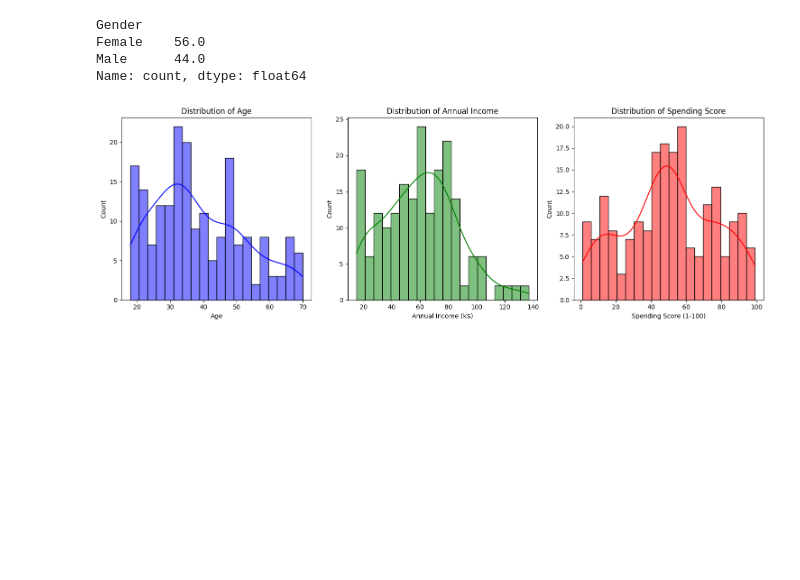
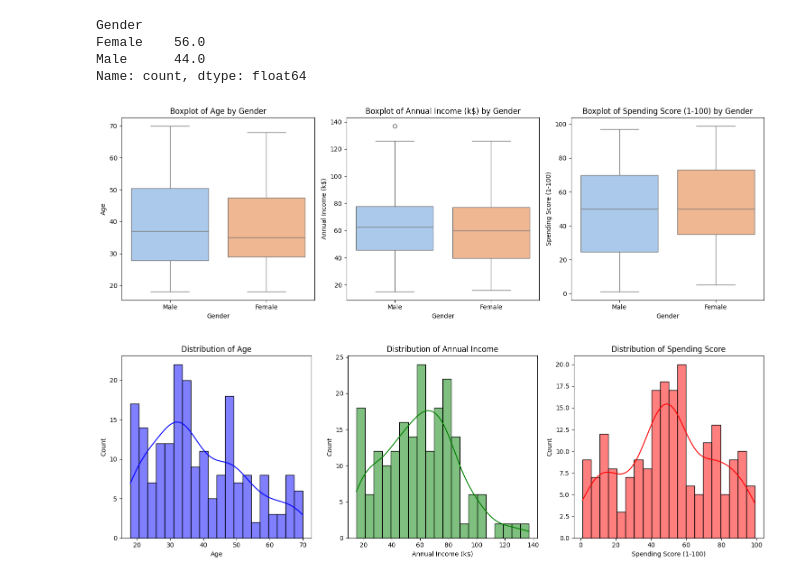
Before and after one commit to sbmccall/data-science-projects, a Jupyter notebook: customer-segmentation/notebooks/Mall_Customer_Segmentation.ipynb, the cells around one changed output. Drawn from its saved outputs; the diff is of its cells as text; code cells hidden in the pictures; blank space fills up the shorter version.

```diff
--- a/customer-segmentation/notebooks/Mall_Customer_Segmentation.ipynb
+++ b/customer-segmentation/notebooks/Mall_Customer_Segmentation.ipynb
@@ -92,6 +92,22 @@ Gender
 Female    56.0
 Male      44.0
 Name: count, dtype: float64
+# %%
+plt.figure(figsize=(15, 5))
+
+# List of numerical columns
+num_vars = ["Age", "Annual Income (k$)", "Spending Score (1-100)"]
+
+# Loop through each variable and plot
+for i, col in enumerate(num_vars, 1):
+    plt.subplot(1, 3, i)
+    sns.boxplot(x=df["Gender"], y=df[col], hue=df["Gender"], palette='pastel', legend=False)
+    plt.title(f"Boxplot of {col} by Gender")
+
+plt.tight_layout()
+plt.show()
+# %% [output]
+[figure, added]
 # %%
 # Create subplots
 fig, axes = plt.subplots(1, 3, figsize=(15, 5))
```
Also changed, not shown: parts of 5 cells of this notebook.
